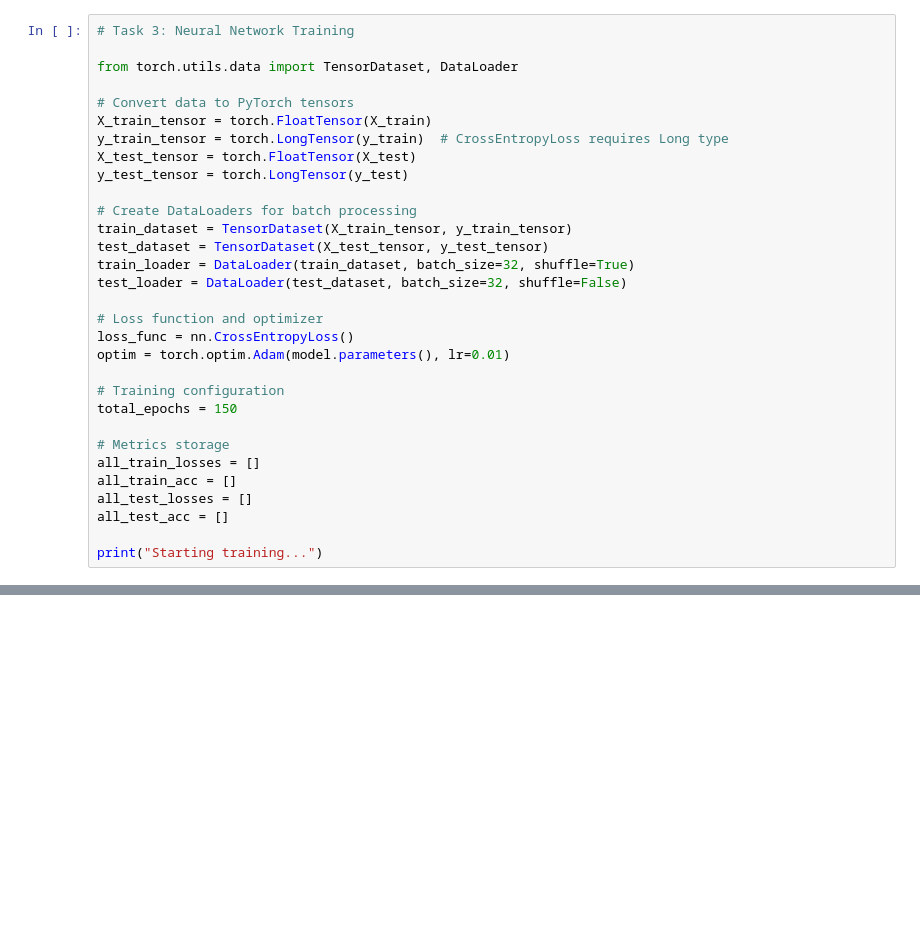
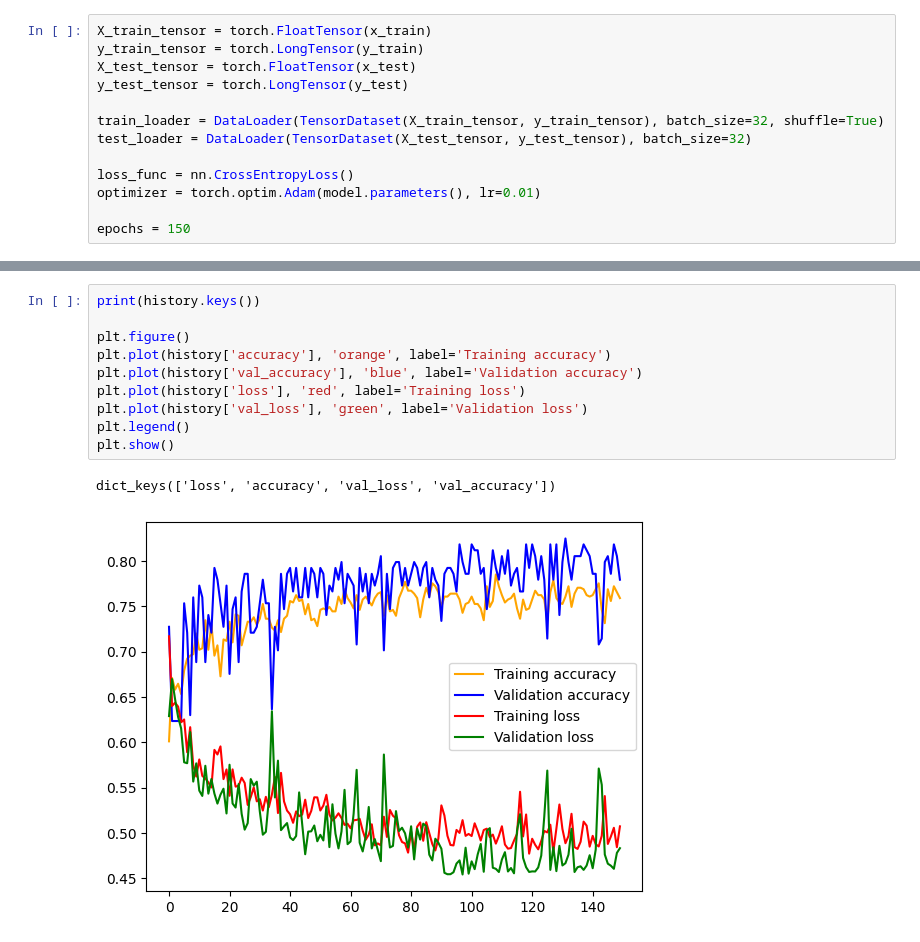
Before and after one commit to martinszuc/fekt-pda, a Jupyter notebook: 07_diabetes_pytorch.ipynb, the cells around one changed output, grey strips where cells are left out. Cells and saved outputs as stored; diff of their text form; blank space fills up the shorter version.

```diff
--- a/07_diabetes_pytorch.ipynb
+++ b/07_diabetes_pytorch.ipynb
@@ -45,31 +75,13 @@ print(model)
 # %%
-# Task 3: Neural Network Training
-
-from torch.utils.data import TensorDataset, DataLoader
-
-# Convert data to PyTorch tensors
-X_train_tensor = torch.FloatTensor(X_train)
-y_train_tensor = torch.LongTensor(y_train)  # CrossEntropyLoss requires Long type
-X_test_tensor = torch.FloatTensor(X_test)
+X_train_tensor = torch.FloatTensor(x_train)
+y_train_tensor = torch.LongTensor(y_train)
+X_test_tensor = torch.FloatTensor(x_test)
 y_test_tensor = torch.LongTensor(y_test)
 
-# Create DataLoaders for batch processing
-train_dataset = TensorDataset(X_train_tensor, y_train_tensor)
-test_dataset = TensorDataset(X_test_tensor, y_test_tensor)
-train_loader = DataLoader(train_dataset, batch_size=32, shuffle=True)
-test_loader = DataLoader(test_dataset, batch_size=32, shuffle=False)
+train_loader = DataLoader(TensorDataset(X_train_tensor, y_train_tensor), batch_size=32, shuffle=True)
+test_loader = DataLoader(TensorDataset(X_test_tensor, y_test_tensor), batch_size=32)
 
-# Loss function and optimizer
 loss_func = nn.CrossEntropyLoss()
-optim = torch.optim.Adam(model.parameters(), lr=0.01)
+optimizer = torch.optim.Adam(model.parameters(), lr=0.01)
 
-# Training configuration
-total_epochs = 150
-
-# Metrics storage
-all_train_losses = []
-all_train_acc = []
-all_test_losses = []
-all_test_acc = []
-
-print("Starting training...")
+epochs = 150
@@ -131,0 +145,13 @@ print(f"\nFinal Test Accuracy: {max(all_test_acc)*100:.2f}%")
+# %%
+print(history.keys())
+
+plt.figure()
+plt.plot(history['accuracy'], 'orange', label='Training accuracy')
+plt.plot(history['val_accuracy'], 'blue', label='Validation accuracy')
+plt.plot(history['loss'], 'red', label='Training loss')
+plt.plot(history['val_loss'], 'green', label='Validation loss')
+plt.legend()
+plt.show()
+# %% [output]
+dict_keys(['loss', 'accuracy', 'val_loss', 'val_accuracy'])
+[figure, added]
```
Also changed, not shown: parts of 20 cells of this notebook, 3 other files.
